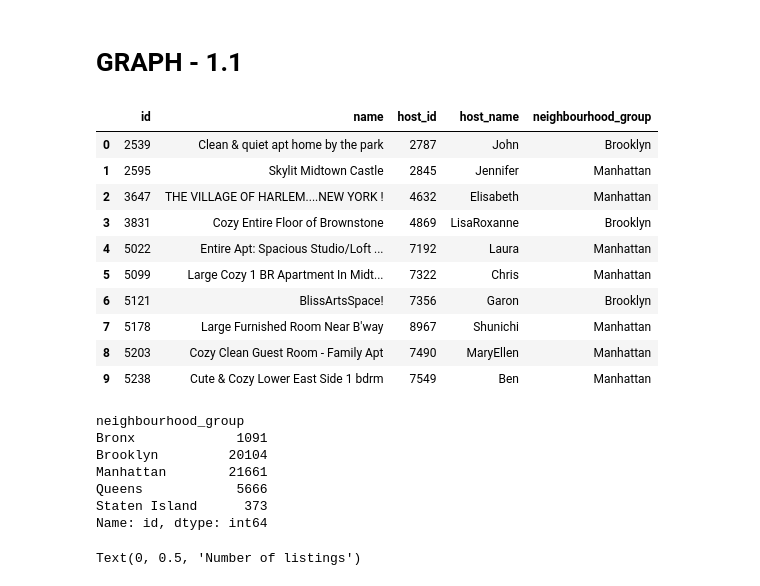
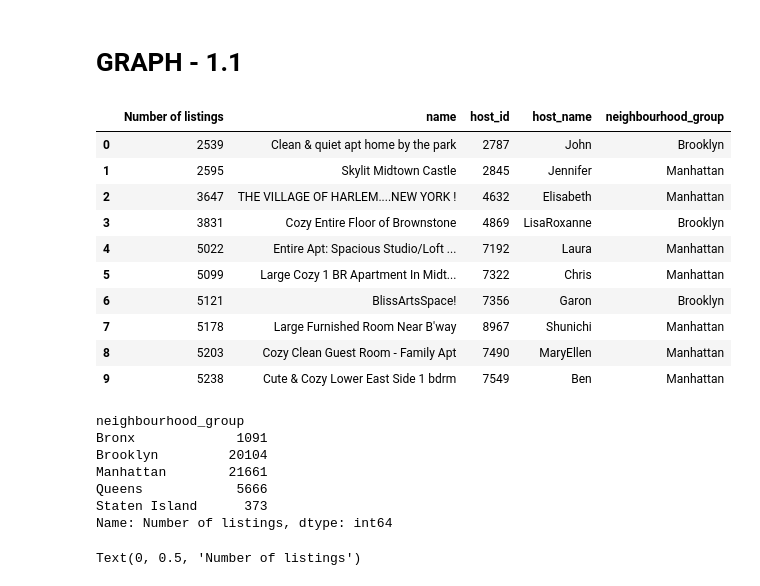
Before and after one commit to 66aadesh/AirBnB-Bookings-EDA, a Jupyter notebook: Copy_of_Airbnb_Bookings_Analysis_Capstone_Project.ipynb, the cells around one changed output. Saved outputs shown, nothing was run; the diff lists cells and outputs as text; code cells hidden in the pictures.

```diff
--- a/Copy_of_Airbnb_Bookings_Analysis_Capstone_Project.ipynb
+++ b/Copy_of_Airbnb_Bookings_Analysis_Capstone_Project.ipynb
@@ -138,10 +159,10 @@ hosts_and_areas.head(10)
 # GRAPH - 1.1
 # %%
 # Although we do get meaningful data from the above subset of main dataframe, we shall divide it according to the neighbourhood and neighbourhood_group.
-hosts_and_areas_neighbourhood_group=airbnb_df[['id','name','host_id','host_name','neighbourhood_group']]
+hosts_and_areas_neighbourhood_group=airbnb_df[['id','name','host_id','host_name','neighbourhood_group']].rename(columns={'id':'Number of listings'})
 hosts_and_areas_neighbourhood_group.head(10)
 # %% [output]
-|  | id | name | host_id | host_name | neighbourhood_group |
+|  | Number of listings | name | host_id | host_name | neighbourhood_group |
 | 0 | 2539 | Clean & quiet apt home by the park | 2787 | John | Brooklyn |
 | 1 | 2595 | Skylit Midtown Castle | 2845 | Jennifer | Manhattan |
 | 2 | 3647 | THE VILLAGE OF HARLEM....NEW YORK ! | 4632 | Elisabeth | Manhattan |
@@ -154,7 +175,7 @@ hosts_and_areas_neighbourhood_group.head(10)
 | 9 | 5238 | Cute & Cozy Lower East Side 1 bdrm | 7549 | Ben | Manhattan |
 # %%
 # Let us find the density of listings on base of neighbourhood_group.
-hosts_and_areas_neighbourhood_group_bar=hosts_and_areas_neighbourhood_group.groupby('neighbourhood_group')['id'].count()
+hosts_and_areas_neighbourhood_group_bar=hosts_and_areas_neighbourhood_group.groupby('neighbourhood_group')['Number of listings'].count()
 hosts_and_areas_neighbourhood_group_bar
 # %% [output]
 neighbourhood_group
@@ -163,7 +184,7 @@ Brooklyn         20104
 Manhattan        21661
 Queens            5666
 Staten Island      373
-Name: id, dtype: int64
+Name: Number of listings, dtype: int64
 # %%
 # Let us finally write the codes to print the graphical representation of the above data.
 bar_1=hosts_and_areas_neighbourhood_group_bar.plot.bar(figsize=(10,5),fontsize=15)
```
Also changed, not shown: parts of 27 cells of this notebook.
